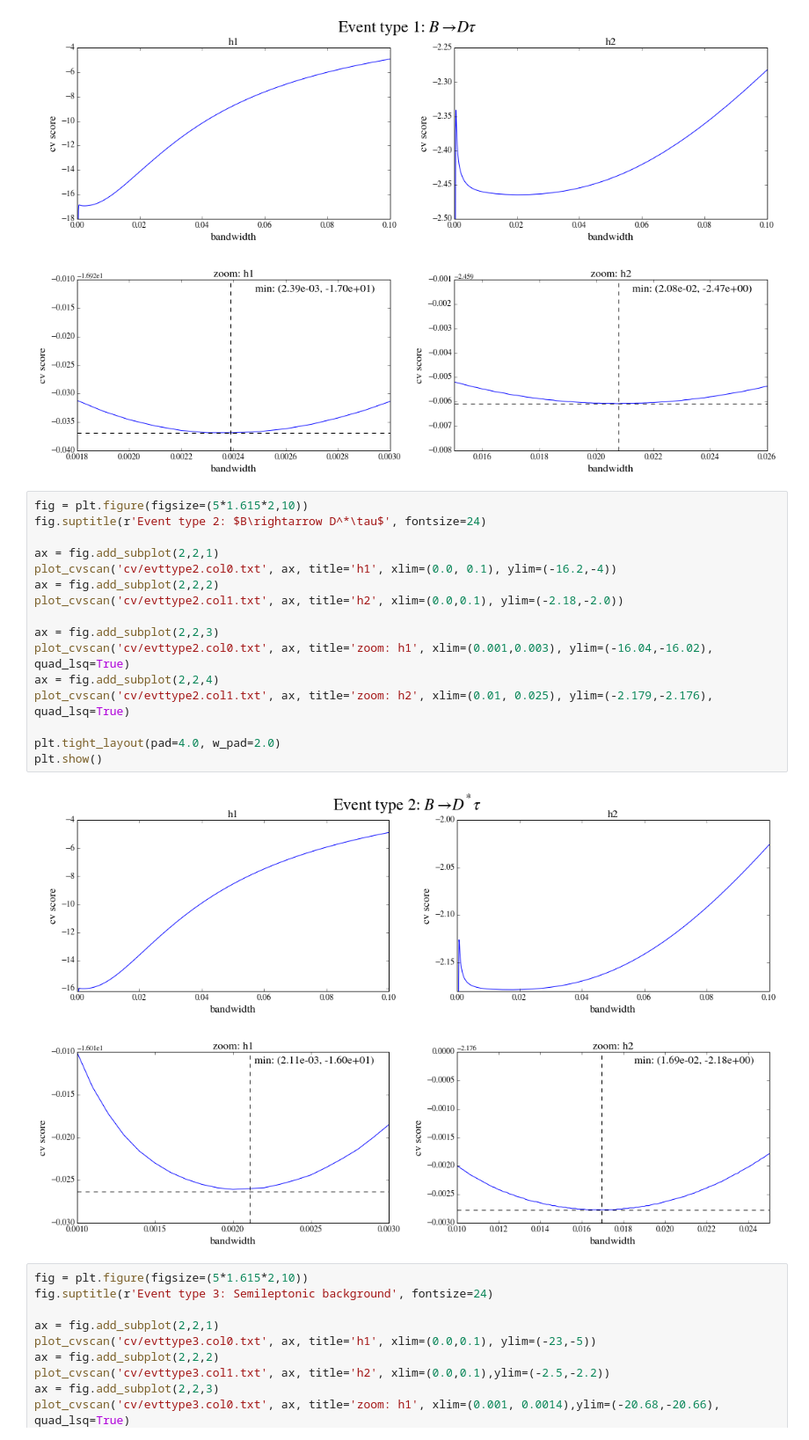
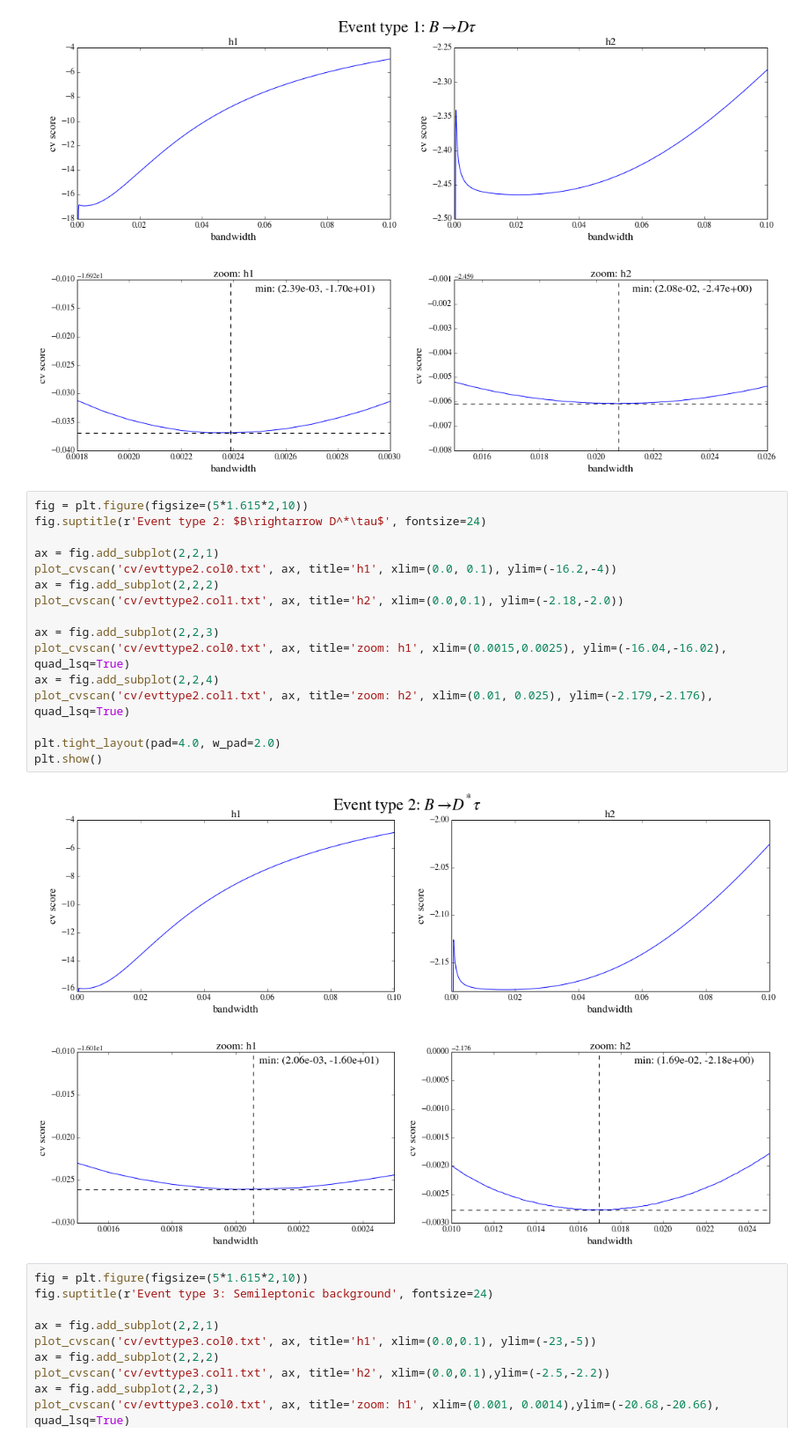
Before and after one commit to dchao34/bbrcit_kde, a Jupyter notebook: visual/cv_visual.ipynb, the cells around one changed output. Shown at 88% size. Drawn from its saved outputs; the diff is of its cells as text.

```diff
--- a/visual/cv_visual.ipynb
+++ b/visual/cv_visual.ipynb
@@ -64,21 +64,21 @@ plt.show()
 # %%
 fig = plt.figure(figsize=(5*1.615*2,10))
 fig.suptitle(r'Event type 2: $B\rightarrow D^*\tau$', fontsize=24)
 
 ax = fig.add_subplot(2,2,1)
 plot_cvscan('cv/evttype2.col0.txt', ax, title='h1', xlim=(0.0, 0.1), ylim=(-16.2,-4))
 ax = fig.add_subplot(2,2,2)
 plot_cvscan('cv/evttype2.col1.txt', ax, title='h2', xlim=(0.0,0.1), ylim=(-2.18,-2.0))
 
 ax = fig.add_subplot(2,2,3)
-plot_cvscan('cv/evttype2.col0.txt', ax, title='zoom: h1', xlim=(0.001,0.003), ylim=(-16.04,-16.02), quad_lsq=True)
+plot_cvscan('cv/evttype2.col0.txt', ax, title='zoom: h1', xlim=(0.0015,0.0025), ylim=(-16.04,-16.02), quad_lsq=True)
 ax = fig.add_subplot(2,2,4)
 plot_cvscan('cv/evttype2.col1.txt', ax, title='zoom: h2', xlim=(0.01, 0.025), ylim=(-2.179,-2.176), quad_lsq=True)
 
 plt.tight_layout(pad=4.0, w_pad=2.0)
 plt.show()
 # %% [output]
-[figure, old version]
+[figure, new version]
 # %%
 fig = plt.figure(figsize=(5*1.615*2,10))
 fig.suptitle(r'Event type 3: Semileptonic background', fontsize=24)
```
Also changed, not shown: parts of 2 cells of this notebook, 6 other files.
